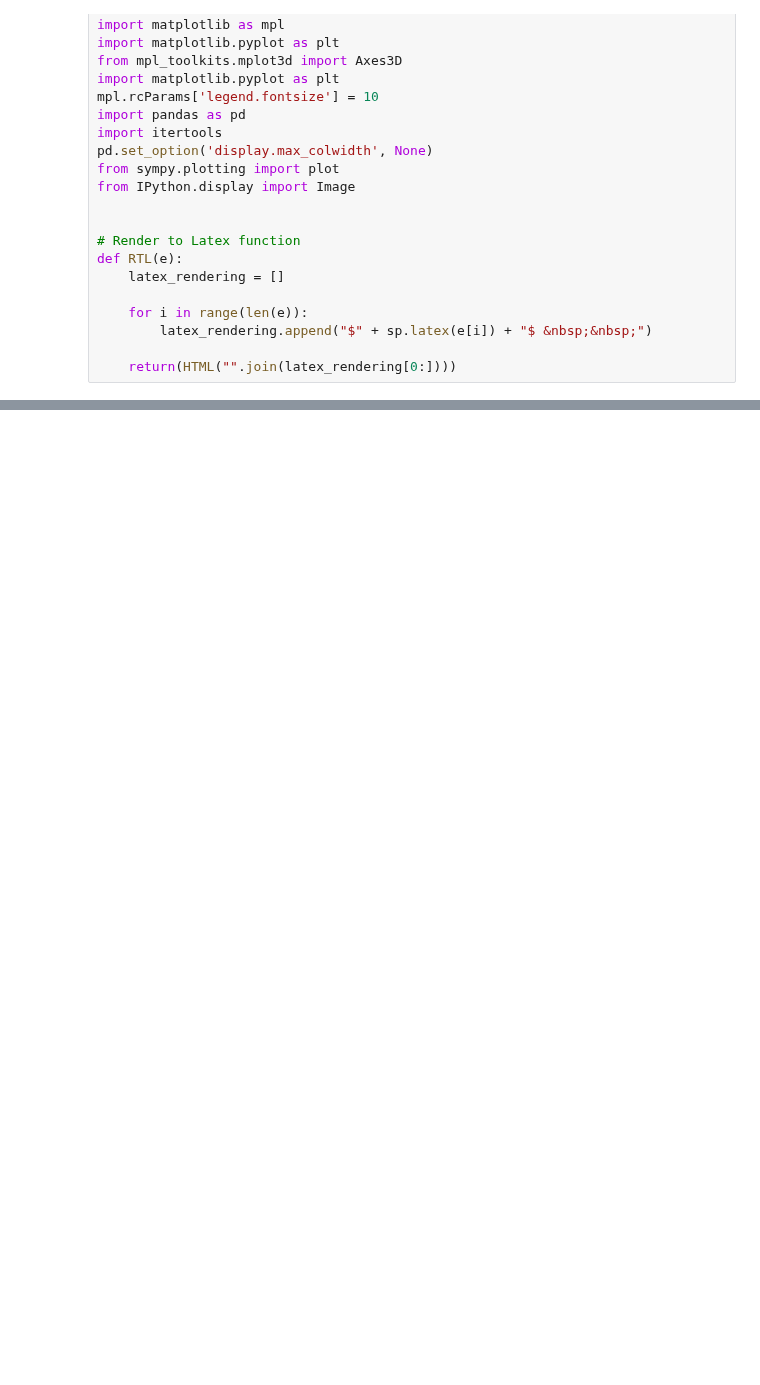
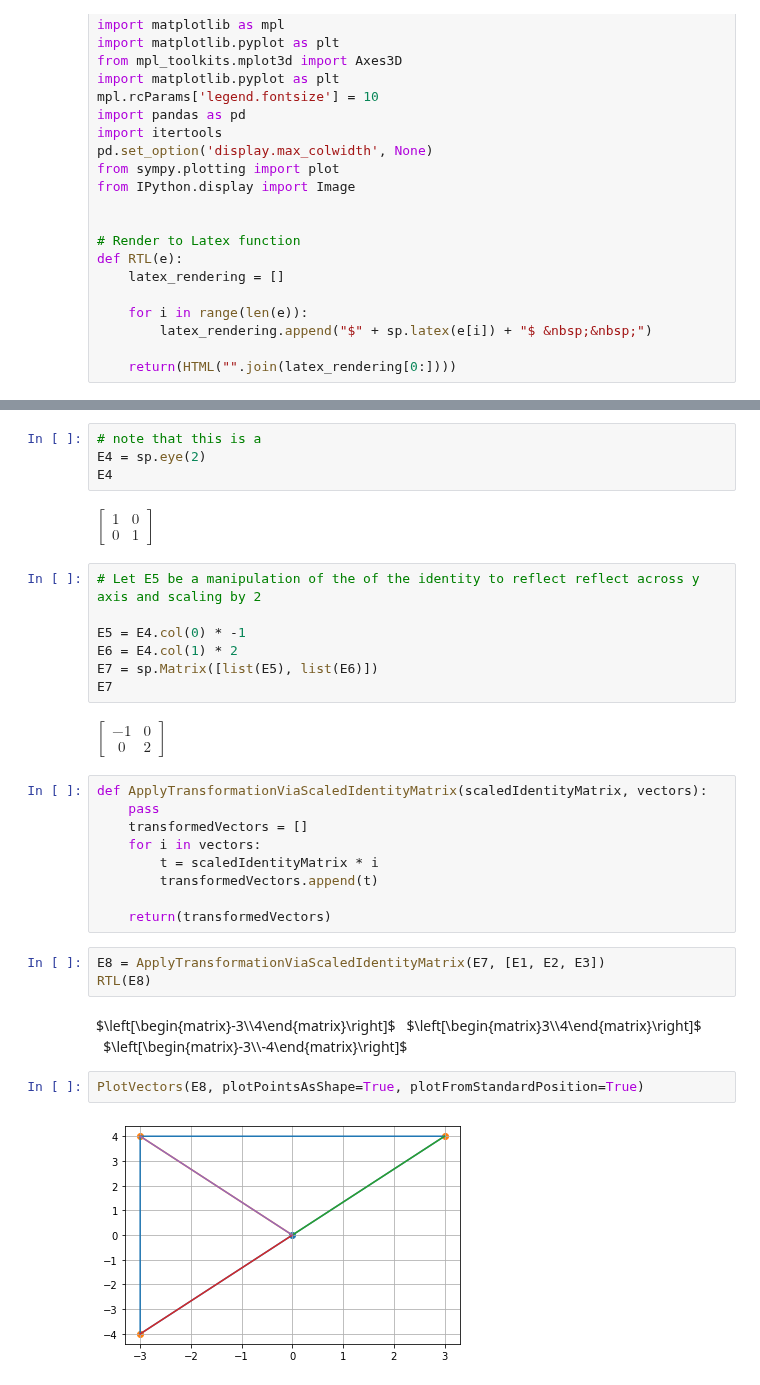
Before and after one commit to jgab3103/Jamie-Gabriel, a Jupyter notebook: Notebooks/S6_NB2.ipynb, the cells around one changed output, grey strips where cells are left out. Drawn from its saved outputs; the diff is of its cells as text; blank space fills up the shorter version.

```diff
--- a/Notebooks/S6_NB2.ipynb
+++ b/Notebooks/S6_NB2.ipynb
@@ -156,0 +506,33 @@ a, b, c, d, x1, x2, x3, x4, c1, c2, c3, t, a1, a2, a3, b1, b2, b3 = sp.symbols('
+# %%
+# note that this is a
+E4 = sp.eye(2)
+E4
+# %% [output]
+$\displaystyle \left[\begin{matrix}1 & 0\\0 & 1\end{matrix}\right]$
+# %%
+# Let E5 be a manipulation of the of the identity to reflect reflect across y axis and scaling by 2
+
+E5 = E4.col(0) * -1
+E6 = E4.col(1) * 2
+E7 = sp.Matrix([list(E5), list(E6)])
+E7
+# %% [output]
+$\displaystyle \left[\begin{matrix}-1 & 0\\0 & 2\end{matrix}\right]$
+# %%
+def ApplyTransformationViaScaledIdentityMatrix(scaledIdentityMatrix, vectors):
+    pass
+    transformedVectors = []
+    for i in vectors:
+        t = scaledIdentityMatrix * i
+        transformedVectors.append(t)
+
+    return(transformedVectors)
+# %%
+E8 = ApplyTransformationViaScaledIdentityMatrix(E7, [E1, E2, E3])
+RTL(E8)
+# %% [output]
+$\left[\begin{matrix}-3\\4\end{matrix}\right]$ $\left[\begin{matrix}3\\4\end{matrix}\right]$ $\left[\begin{matrix}-3\\-4\end{matrix}\right]$
+# %%
+PlotVectors(E8, plotPointsAsShape=True, plotFromStandardPosition=True)
+# %% [output]
+[figure, added]
```
Also changed, not shown: parts of 106 cells of this notebook.
